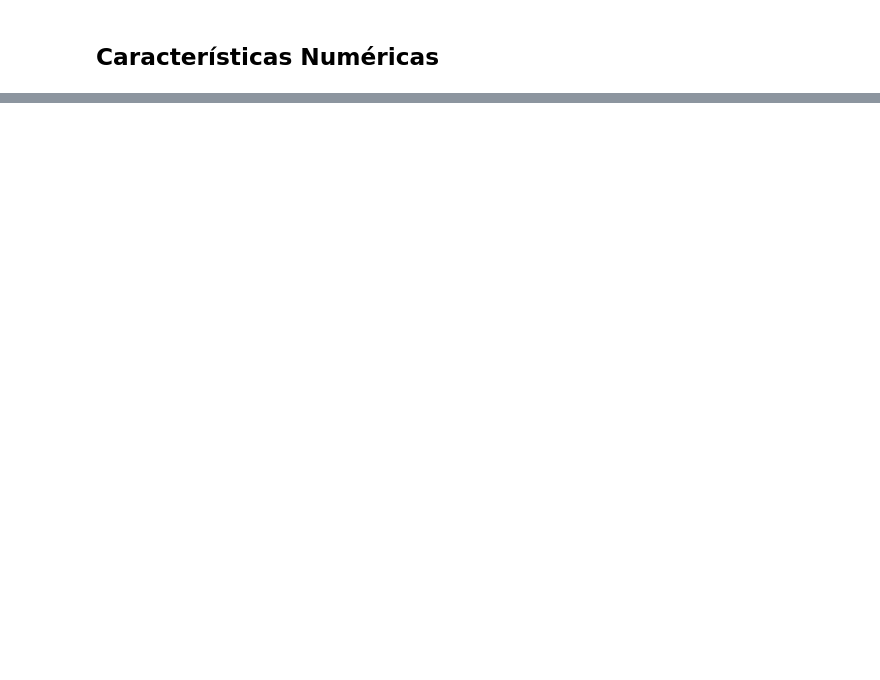
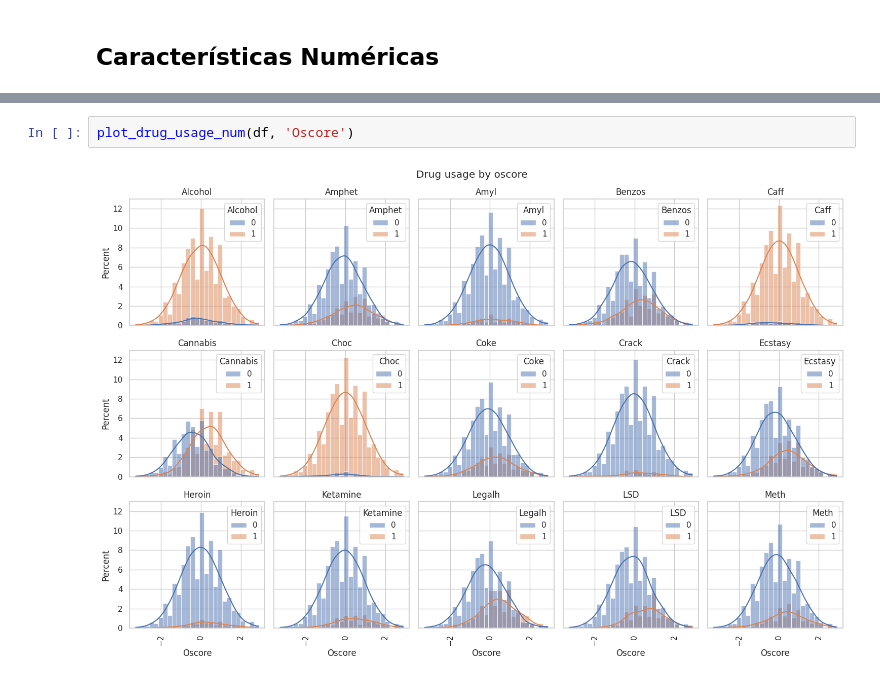
Before and after one commit to intel-comp-saude-ufes/2024-1-P1-Drug-Consumption, a Jupyter notebook: drug_consumption.ipynb, the cells around one changed output, grey strips where cells are left out. Drawn from its saved outputs; the diff is of its cells as text; blank space fills up the shorter version.

```diff
--- a/drug_consumption.ipynb
+++ b/drug_consumption.ipynb
@@ -267,0 +297,4 @@ fig.tight_layout()
+# %%
+plot_drug_usage_num(df, 'Oscore')
+# %% [output]
+[figure, added]
```
Also changed, not shown: parts of 13 cells of this notebook.
